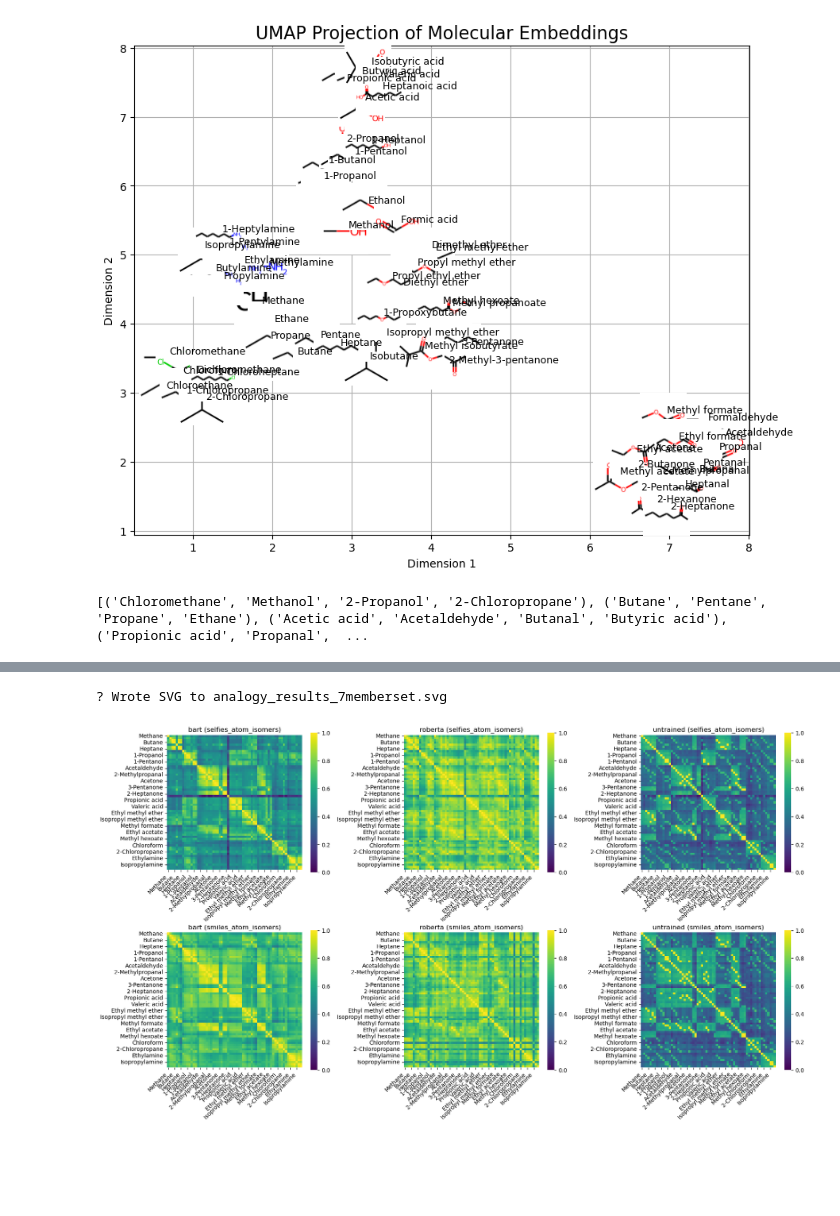
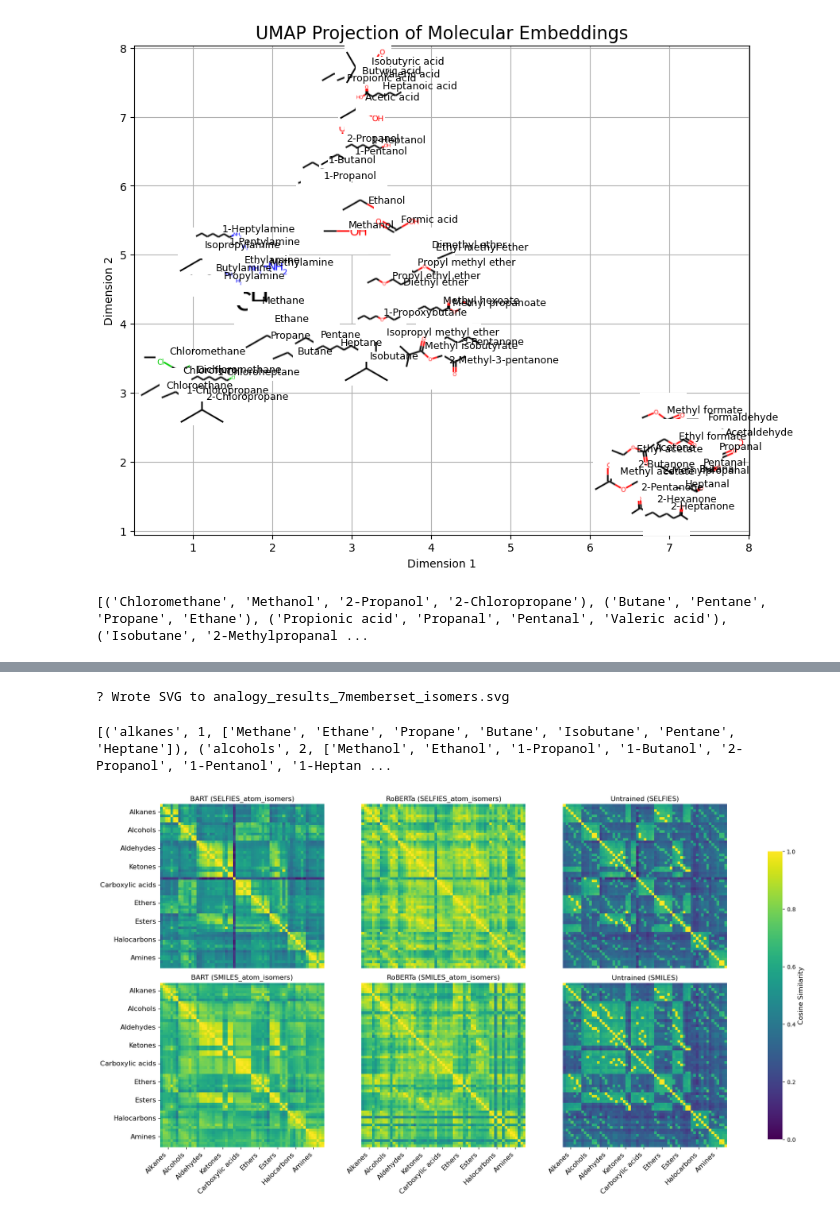
Before and after one commit to ibmm-unibe-ch/SMILES_or_SELFIES, a Jupyter notebook: vector_operations/latent_geometry_hydrocarbon.ipynb, the cells around one changed output, grey strips where cells are left out. Saved outputs shown, nothing was run; the diff lists cells and outputs as text; code cells hidden in the pictures; blank space fills up the shorter version.

Commit message:
Plots improved

```diff
--- a/vector_operations/latent_geometry_hydrocarbon.ipynb
+++ b/vector_operations/latent_geometry_hydrocarbon.ipynb
@@ -185,7 +190,7 @@ smiles_to_name_old = {
 }
 
 smiles_to_name_new_7 = {
-    'alkanes': {
+    'Alkanes': {
         'C': 'Methane',
         'CC': 'Ethane',
         'CCC': 'Propane',
@@ -194,7 +199,7 @@ smiles_to_name_new_7 = {
         'CCCCC': 'Pentane',
         'CCCCCCC': 'Heptane'
     },
-    'alcohols': {
+    'Alcohols': {
         'CO': 'Methanol',
         'CCO': 'Ethanol',
         'CCCO': '1-Propanol',
@@ -203,7 +208,7 @@ smiles_to_name_new_7 = {
         'CCCCCO': '1-Pentanol',
         'CCCCCCCO': '1-Heptanol'
     },
-    'aldehydes': {
+    'Aldehydes': {
         'C=O': 'Formaldehyde',
         'CC=O': 'Acetaldehyde',
         'CCC=O': 'Propanal',
@@ -212,7 +217,7 @@ smiles_to_name_new_7 = {
         'CCCCC=O': 'Pentanal',
         'CCCCCCC=O': 'Heptanal'
     },
-    'ketones': {
+    'Ketones': {
         'CC(C)=O': 'Acetone',
         'CCC(=O)C': '2-Butanone',
         'CCCC(C)=O': '2-Pentanone',
@@ -221,7 +226,7 @@ smiles_to_name_new_7 = {
         'CCCCC(=O)C': '2-Hexanone',
         'CCCCCC(C)=O': '2-Heptanone'
     },
-    'carboxylic acids': {
+    'Carboxylic acids': {
         'C(=O)O': 'Formic acid',
         'CC(=O)O': 'Acetic acid',
         'CCC(=O)O': 'Propionic acid',
@@ -230,7 +235,7 @@ smiles_to_name_new_7 = {
         'CCCCC(=O)O': 'Valeric acid',
         'CCCCCCC(=O)O': 'Heptanoic acid'
     },
-    'ethers': {
+    'Ethers': {
         'COC': 'Dimethyl ether',
         'COCC': 'Ethyl methyl ether',
         'CCOCC': 'Diethyl ether',
@@ -239,7 +244,7 @@ smiles_to_name_new_7 = {
         'CCOCCC': 'Propyl ethyl ether',
         'CCCCOCCC': '1-Propoxybutane',
     },
-    'esters': {
+    'Esters': {
         'COC=O': 'Methyl formate',
         'CCOC=O': 'Ethyl formate',
         'CC(=O)OC': 'Methyl acetate',
@@ -248,7 +253,7 @@ smiles_to_name_new_7 = {
         'CC(C)C(=O)OC': 'Methyl isobutyrate',
         'CCCCCC(=O)OC': 'Methyl hexoate'
     },
-    'halogenated_hydrocarbons': {
+    'Halocarbons': {
         'CCl': 'Chloromethane',
         'C(Cl)Cl': 'Dichloromethane',
         'C(Cl)(Cl)Cl': 'Chloroform',
@@ -257,7 +262,7 @@ smiles_to_name_new_7 = {
         'CC(Cl)C': '2-Chloropropane',
         'CCCCCCCCl': '1-Chloroheptane'
     },
-    'amines': {
+    'Amines': {
     'CN': 'Methylamine',
     'CCN': 'Ethylamine',
     'CCCN': 'Propylamine',
@@ -801,19 +820,29 @@ all_operations_on_7membered_groups = [
 
 ]
 # %%
+#models = [
+#    ('roberta', 'selfies_atom_standard'),
+#    ('roberta', 'smiles_atom_standard'),
+#    ('bart', 'selfies_atom_standard'),
+#    ('bart', 'smiles_atom_standard'),
+#    ('untrained', 'smiles_atom_isomers'),
+#    ('untrained', 'selfies_atom_isomers')
+#]
+
 models = [
-    ('roberta', 'selfies_atom_standard'),
-    ('roberta', 'smiles_atom_standard'),
-    ('bart', 'selfies_atom_standard'),
-    ('bart', 'smiles_atom_standard'),
+    ('roberta', 'selfies_atom_isomers'),
+    ('roberta', 'smiles_atom_isomers'),
+    ('bart', 'selfies_atom_isomers'),
+    ('bart', 'smiles_atom_isomers'),
     ('untrained', 'smiles_atom_isomers'),
     ('untrained', 'selfies_atom_isomers')
 ]
+
 filtered_operations = check_and_filter_non_trivial_operations(all_operations_on_7membered_groups, embeddings_dict, smiles_to_name, models)
 operations = filtered_operations['non_trivial_operations']
 print(operations)
 # %% [output]
-[('Chloromethane', 'Methanol', '2-Propanol', '2-Chloropropane'), ('Butane', 'Pentane', 'Propane', 'Ethane'), ('Acetic acid', 'Acetaldehyde', 'Butanal', 'Butyric acid'), ('Propionic acid', 'Propanal',  ...
+[('Chloromethane', 'Methanol', '2-Propanol', '2-Chloropropane'), ('Butane', 'Pentane', 'Propane', 'Ethane'), ('Propionic acid', 'Propanal', 'Pentanal', 'Valeric acid'), ('Isobutane', '2-Methylpropanal ...
 # %%
 def evaluate_operations(operations, embeddings_dict, smiles_to_name, models, skip_input=True):
     """
@@ -1102,13 +1131,13 @@ def evaluate_operations_to_svg(
 svg = evaluate_operations_to_svg(
     operations, embeddings_dict, smiles_to_name,
     models=models,
-    outfile="analogy_results_7memberset.svg",
+    outfile="analogy_results_7memberset_isomers.svg",
     bond_length=30,         # constant scale across all drawings
     tile_size=(180,180),
     show_headers=True
 )
 # %% [output]
-? Wrote SVG to analogy_results_7memberset.svg
+? Wrote SVG to analogy_results_7memberset_isomers.svg
 # %%
 def plot_4x4_cosine(embeddings_dict, smiles_to_name, models):
     """
@@ -1192,13 +1414,24 @@ def plot_3x2_cosine(embeddings_dict, smiles_to_name, models):
+# %%
+# Flatten smiles_to_name_new_7 to map molecule name to group number
+name_to_group = {}
+group_order = []
+for idx, (group, smiles_dict) in enumerate(smiles_to_name_new_7.items(), 1):
+    for name in smiles_dict.values():
+        name_to_group[name] = idx
+    group_order.append((group, idx, list(smiles_dict.values())))
+print(group_order)
+# %% [output]
+[('alkanes', 1, ['Methane', 'Ethane', 'Propane', 'Butane', 'Isobutane', 'Pentane', 'Heptane']), ('alcohols', 2, ['Methanol', 'Ethanol', '1-Propanol', '1-Butanol', '2-Propanol', '1-Pentanol', '1-Heptan ...
 # %%
 models = [
     ('roberta', 'selfies_atom_isomers'),
     ('roberta', 'smiles_atom_isomers'),
     ('bart', 'selfies_atom_isomers'),
     ('bart', 'smiles_atom_isomers'),
     ('untrained', 'smiles_atom_isomers'),
     ('untrained', 'selfies_atom_isomers')
 ]
 
-plot_3x2_cosine(embeddings_dict, smiles_to_name, models)
+plot_3x2_cosine_group_ticks(embeddings_dict, smiles_to_name, models,smiles_to_name_new_7)
 # %% [output]
-[figure, old version]
+[figure, new version]
```
Also changed, not shown: parts of 10 cells of this notebook.
